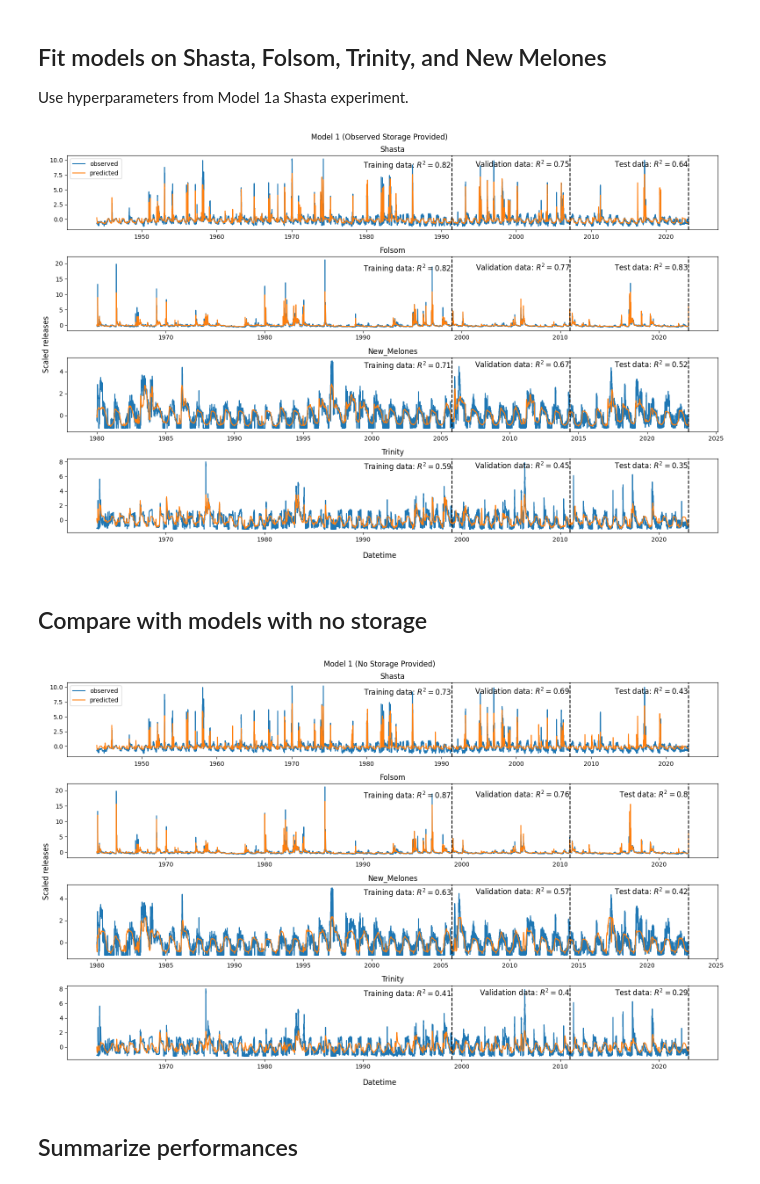
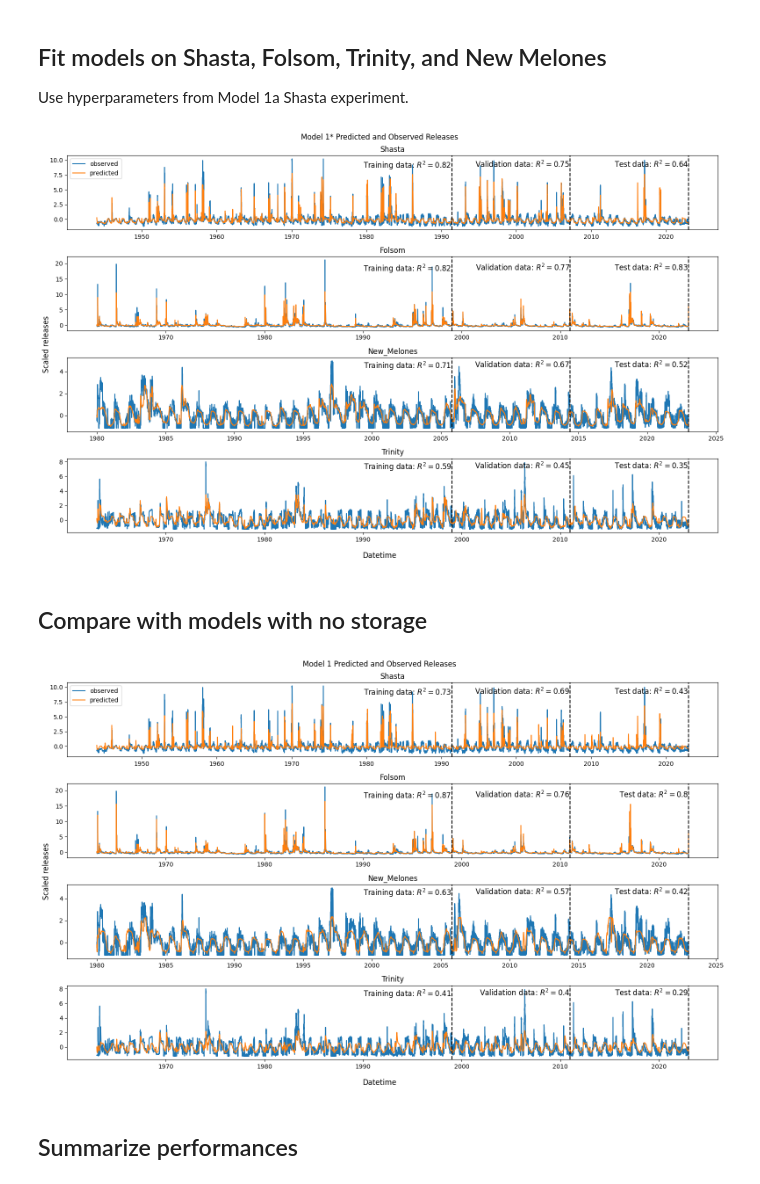
Before and after one commit to Matt2371/DL-reservoir-modeling, a Jupyter notebook: experiments/7_model1_w_storage.ipynb, the cells around one changed output. Drawn from its saved outputs; the diff is of its cells as text; code cells hidden in the pictures.

```diff
--- a/experiments/7_model1_w_storage.ipynb
+++ b/experiments/7_model1_w_storage.ipynb
@@ -180,33 +180,33 @@ for reservoir_key in left_years_dict:
 # %%
 fig, ax = plt.subplots(figsize=(16, 10), nrows=len(left_years_dict))
 text_ypos_dict = {'Shasta':10, 'Folsom':20, 'New_Melones':5, 'Trinity':8}
 r2_dict_stg = {} # save r2 scores
 
 for i, reservoir_key in enumerate(left_years_dict):
     reservoir_left_year = left_years_dict[reservoir_key] # left year window for each reservoir
     # evaluate metrics and plot
     r2_metrics = plot_and_eval(model=model_dict_stg[reservoir_key],
                     X_train=data_collector_stg.X_train_dict[reservoir_key], X_val=data_collector_stg.X_val_dict[reservoir_key], X_test=data_collector_stg.X_test_dict[reservoir_key],
                     y_train=data_collector_stg.y_train_dict[reservoir_key], y_val=data_collector_stg.y_val_dict[reservoir_key], y_test=data_collector_stg.y_test_dict[reservoir_key],
                     datetime_index=pd.date_range(start=f'{reservoir_left_year}-01-01', end='2022-12-31', freq='D'),
                     ax=ax[i], text_ypos=text_ypos_dict[reservoir_key])
     # save metrics for reservoir
     r2_dict_stg[reservoir_key] = r2_metrics
 
     ax[i].set_title(reservoir_key)
     ax[i].set_xlabel('')
     ax[i].set_ylabel('')
     if i > 0:
         ax[i].get_legend().remove() # turn off legend for all except first axes
 
 fig.supylabel('Scaled releases')
 fig.supxlabel('Datetime')
-fig.suptitle('Model 1 (Observed Storage Provided)')
+fig.suptitle('Model 1* Predicted and Observed Releases')
 plt.tight_layout()
-# plt.savefig('report/drafting/2_27_2024/figures/Figure5_model1_storage.png', dpi=300)
+plt.savefig('report/drafting/2_27_2024/figures/Model1_storage.png', dpi=300)
 plt.show()
 # %% [output]
-[figure, old version]
+[figure, new version]
 # %% [markdown]
 ## Compare with models with no storage
 # %%
@@ -270,12 +270,12 @@ for i, reservoir_key in enumerate(left_years_dict):
 
 fig.supylabel('Scaled releases')
 fig.supxlabel('Datetime')
-fig.suptitle('Model 1 (No Storage Provided)')
+fig.suptitle('Model 1 Predicted and Observed Releases')
 plt.tight_layout()
-# plt.savefig('report/drafting/2_27_2024/figures/Figure4_model1_no_storage.png', dpi=300)
+plt.savefig('report/drafting/2_27_2024/figures/Model1_no_storage.png', dpi=300)
 plt.show()
 # %% [output]
-[figure, old version]
+[figure, new version]
 # %% [markdown]
 ## Summarize performances
 # %% [markdown]
```
Also changed, not shown: 16 other files.
